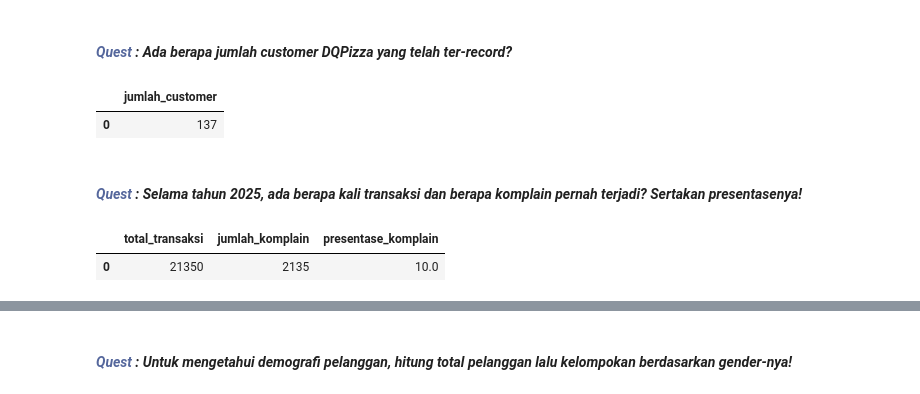
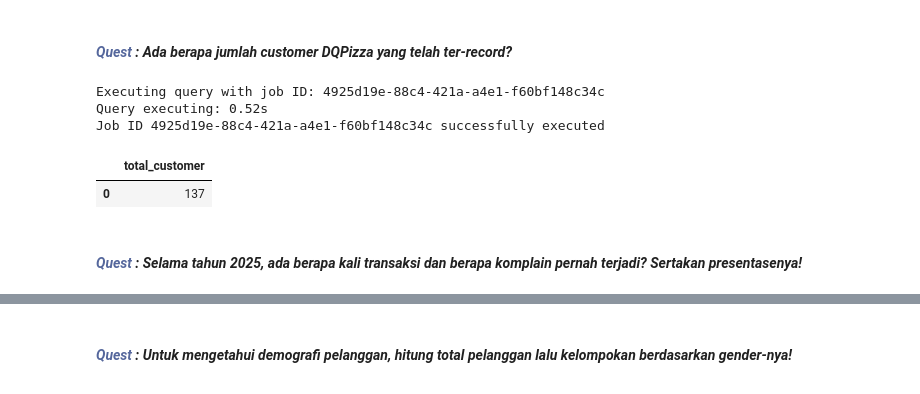
Before and after one commit to refianP13/Data-Analyst, a Jupyter notebook: Copy_of_DQLab_Conditions_&_Aggregation.ipynb, the cells around one changed output, grey strips where cells are left out. Saved outputs shown, nothing was run; the diff lists cells and outputs as text; code cells hidden in the pictures.

```diff
--- a/Copy_of_DQLab_Conditions_&_Aggregation.ipynb
+++ b/Copy_of_DQLab_Conditions_&_Aggregation.ipynb
@@ -23,7 +23,7 @@ print('Authenticated')
 Authenticated
 # %%
 # Buat BigQuery client
-project_id = 'dqlabproject-2026'
+project_id = 'dqlabs-project'
 client = bigquery.Client(project = project_id)
 # %% [markdown]
 <a id="A"></a>
@@ -480,16 +534,13 @@ Fungsi agregat atau <b>Aggregation</b> adalah fungsi yang melakukan perhitungan
 # %%
 %%bigquery --project {project_id} --verbose
 
-...
+SELECT COUNT(DISTINCT customer_id) AS total_customer
+FROM `dqlabs-project.dqpizza.master_customer`
 # %% [output]
+Executing query with job ID: 4925d19e-88c4-421a-a4e1-f60bf148c34c
+Query executing: 0.52s
+Job ID 4925d19e-88c4-421a-a4e1-f60bf148c34c successfully executed
-|  | jumlah_customer |
+|  | total_customer |
 | 0 | 137 |
 # %% [markdown]
 #### <i><b><span style='color:#55679C'>Quest</span> : Selama tahun 2025, ada berapa kali transaksi dan berapa komplain pernah terjadi? Sertakan presentasenya! </b></i><br>
-# %%
-%%bigquery --project {project_id} --verbose
-
-...
-# %% [output]
-|  | total_transaksi | jumlah_komplain | presentase_komplain |
-| 0 | 21350 | 2135 | 10.0 |
```
Also changed, not shown: parts of 29 cells of this notebook.
